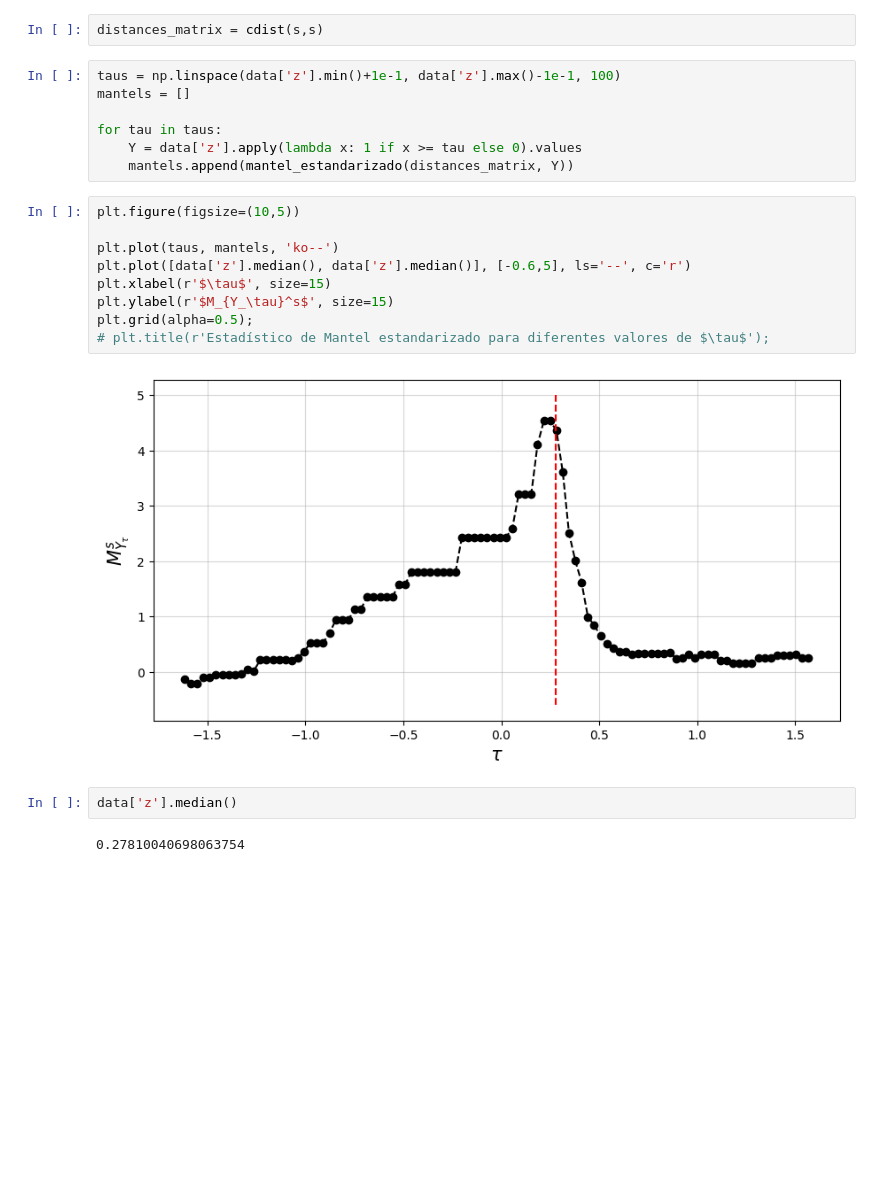
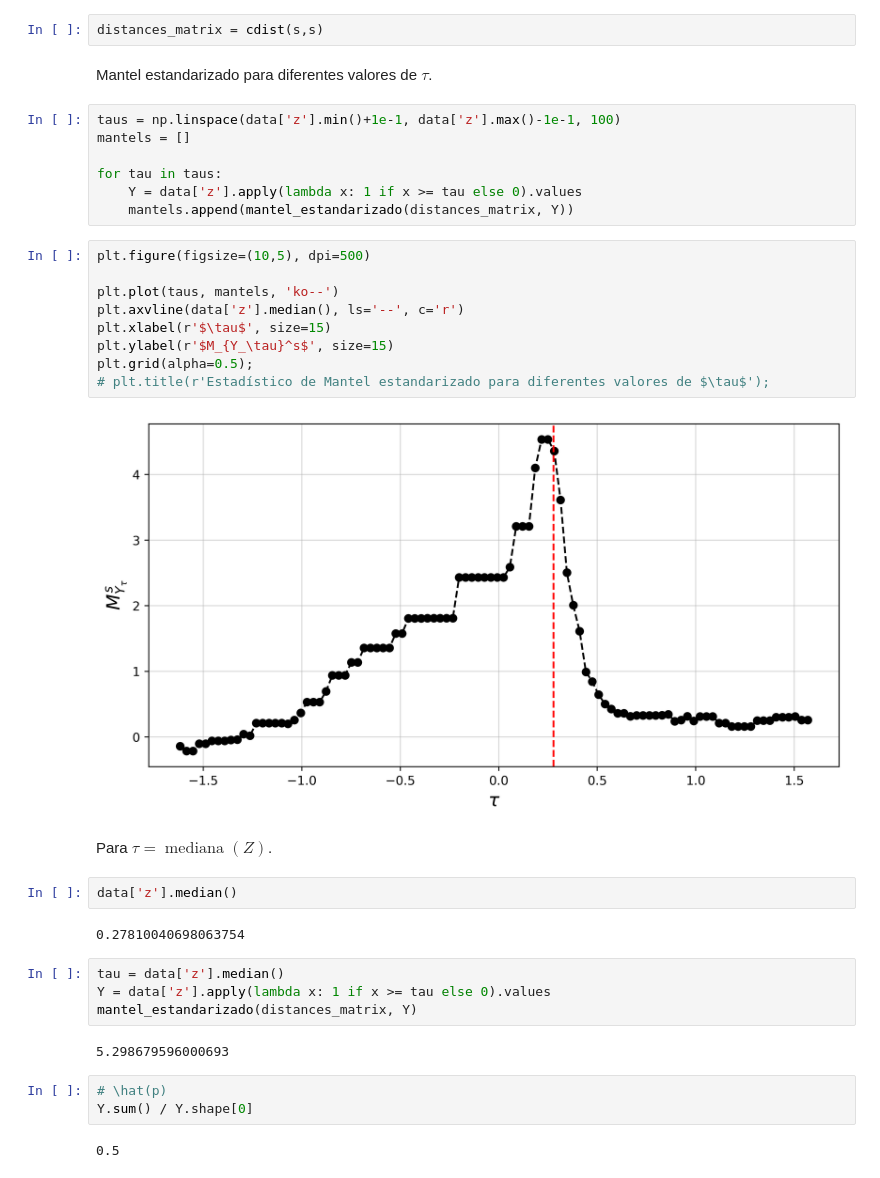
Before and after one commit to AlejandroVillazonG/MAT467, a Jupyter notebook: tareas/T1/T1.ipynb, the cells around one changed output. Saved outputs shown, nothing was run; the diff lists cells and outputs as text; blank space fills up the shorter version.

```diff
--- a/tareas/T1/T1.ipynb
+++ b/tareas/T1/T1.ipynb
@@ -61,6 +61,8 @@ data.describe()
 s = data[['lon', 'lat']].values
 # %%
 distances_matrix = cdist(s,s)
+# %% [markdown]
+Mantel estandarizado para diferentes valores de $\tau$.
 # %%
 taus = np.linspace(data['z'].min()+1e-1, data['z'].max()-1e-1, 100)
 mantels = []
@@ -69,17 +71,30 @@ for tau in taus:
     Y = data['z'].apply(lambda x: 1 if x >= tau else 0).values
     mantels.append(mantel_estandarizado(distances_matrix, Y))
 # %%
-plt.figure(figsize=(10,5))
+plt.figure(figsize=(10,5), dpi=500)
 
 plt.plot(taus, mantels, 'ko--')
-plt.plot([data['z'].median(), data['z'].median()], [-0.6,5], ls='--', c='r')
+plt.axvline(data['z'].median(), ls='--', c='r')
 plt.xlabel(r'$\tau$', size=15)
 plt.ylabel(r'$M_{Y_\tau}^s$', size=15)
 plt.grid(alpha=0.5);
 # plt.title(r'Estadístico de Mantel estandarizado para diferentes valores de $\tau$');
 # %% [output]
-[figure, old version]
+[figure, new version]
+# %% [markdown]
+Para $\tau=\operatorname{mediana}(Z)$.
 # %%
 data['z'].median()
 # %% [output]
 0.27810040698063754
+# %%
+tau = data['z'].median()
+Y = data['z'].apply(lambda x: 1 if x >= tau else 0).values
+mantel_estandarizado(distances_matrix, Y)
+# %% [output]
+5.298679596000693
+# %%
+# \hat(p)
+Y.sum() / Y.shape[0]
+# %% [output]
+0.5
```
Also changed, not shown: parts of 4 cells of this notebook, 2 other files.
